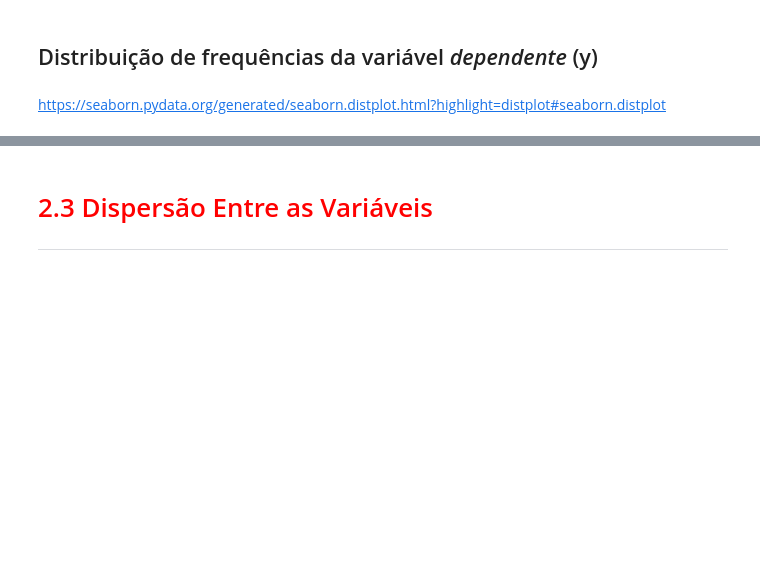
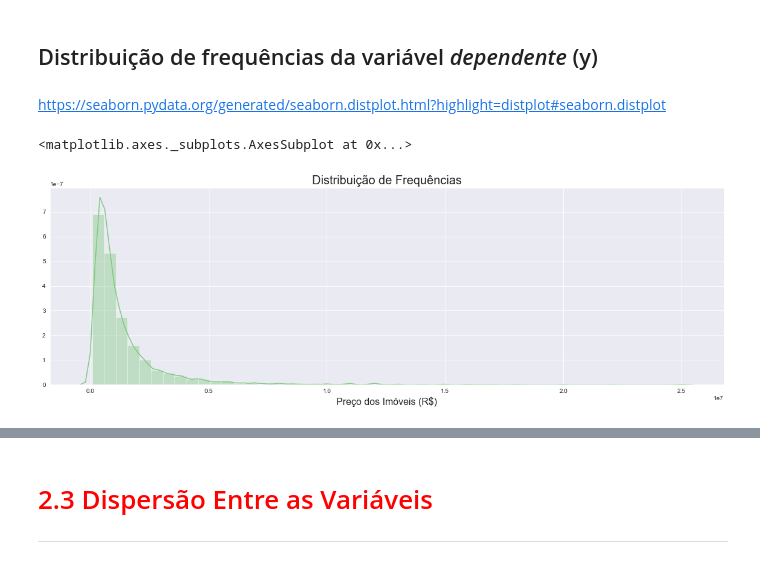
Before and after one commit to fkfouri/PythonStudy, a Jupyter notebook: data-science/regressao_linear_II/Regressão Linear.ipynb, the cells around one changed output, grey strips where cells are left out. Saved outputs shown, nothing was run; the diff lists cells and outputs as text; code cells hidden in the pictures; blank space fills up the shorter version.

```diff
--- a/data-science/regressao_linear_II/Regressão Linear.ipynb
+++ b/data-science/regressao_linear_II/Regressão Linear.ipynb
@@ -113,8 +121,11 @@ ax
 # %% [markdown]
 https://seaborn.pydata.org/generated/seaborn.distplot.html?highlight=distplot#seaborn.distplot
 # %%
-
+ax = sns.distplot(dados['Valor'])
 ax.figure.set_size_inches(20, 6)
 ax.set_title('Distribuição de Frequências', fontsize=20)
 ax.set_xlabel('Preço dos Imóveis (R$)', fontsize=16)
 ax
+# %% [output]
+<matplotlib.axes._subplots.AxesSubplot at 0x...>
+[figure, added]
```
Also changed, not shown: parts of 28 cells of this notebook.
